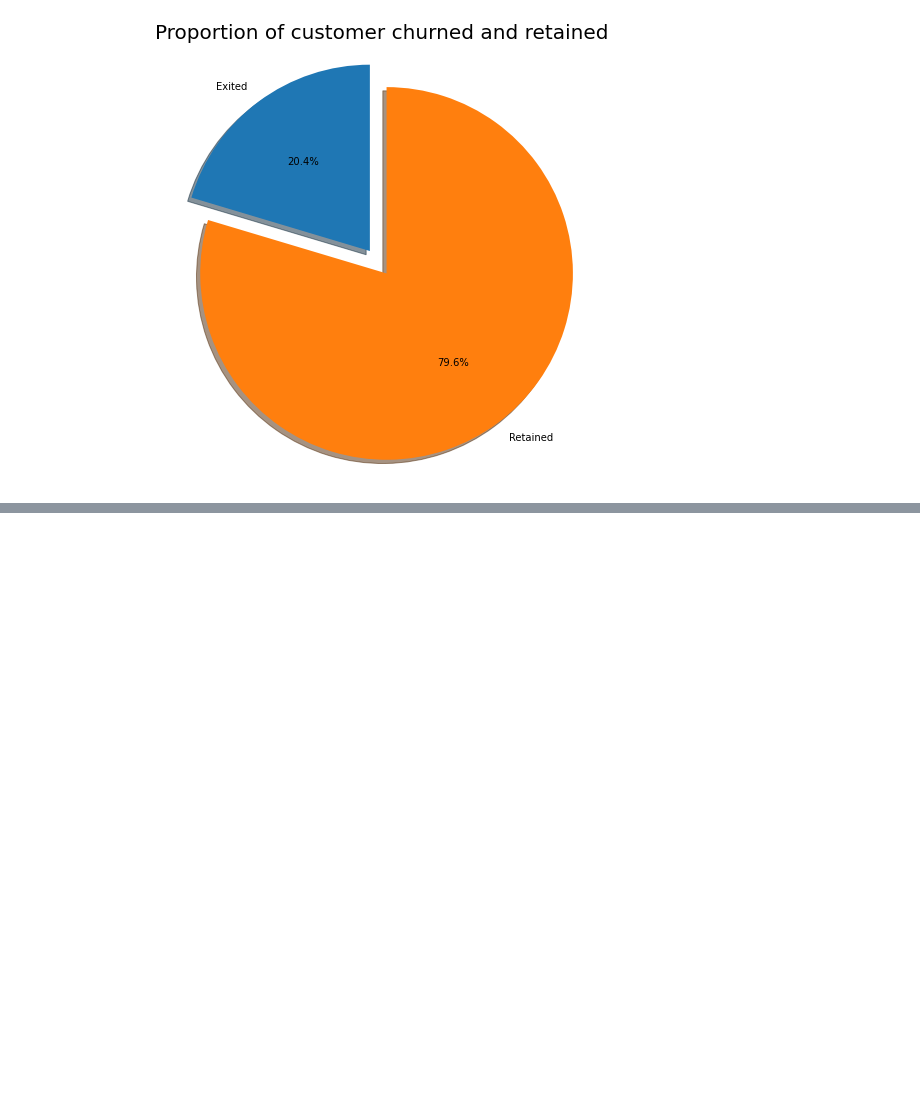
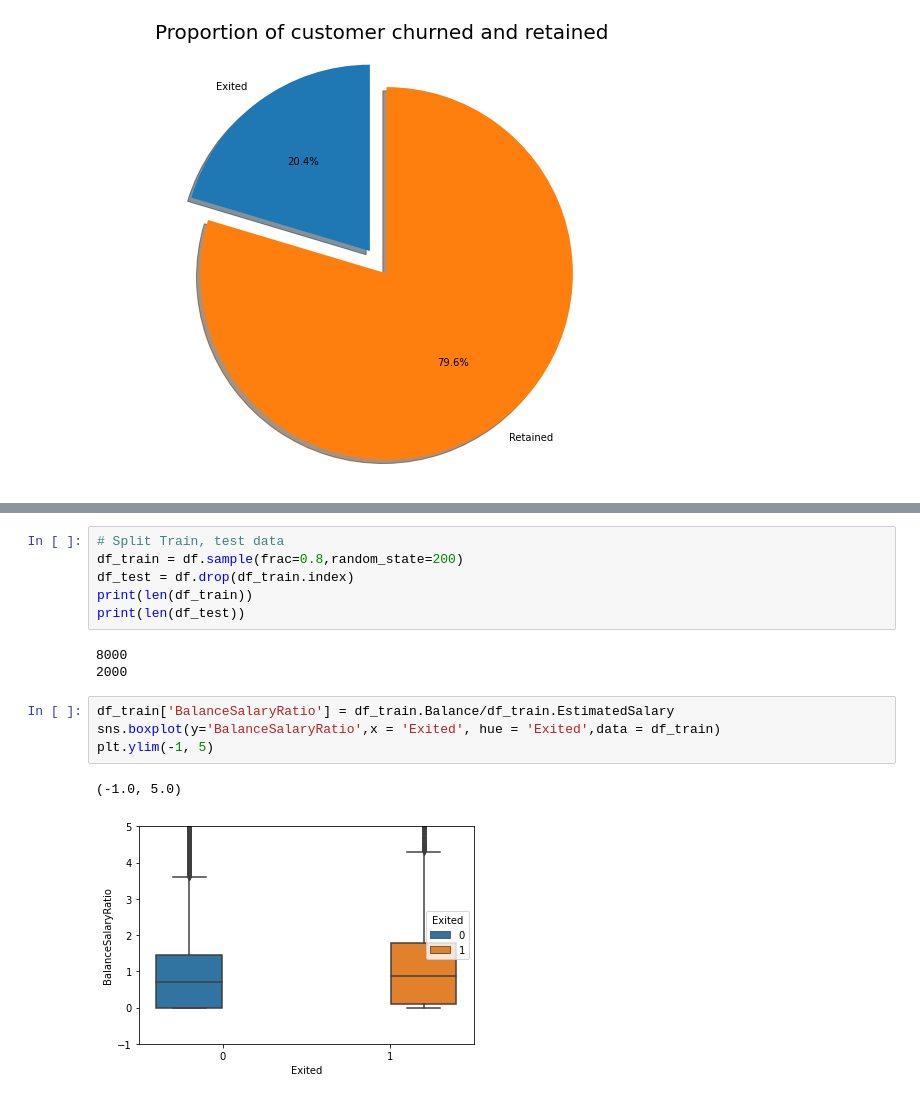
Before and after one commit to gaoqian310/Bank_Churn_Prediction, a Jupyter notebook: Churn_Prediction.ipynb, the cells around one changed output, grey strips where cells are left out. Cells and saved outputs as stored; diff of their text form; blank space fills up the shorter version.

```diff
--- a/Churn_Prediction.ipynb
+++ b/Churn_Prediction.ipynb
@@ -109,0 +153,16 @@ plt.show()
+# %%
+# Split Train, test data
+df_train = df.sample(frac=0.8,random_state=200)
+df_test = df.drop(df_train.index)
+print(len(df_train))
+print(len(df_test))
+# %% [output]
+8000
+2000
+# %%
+df_train['BalanceSalaryRatio'] = df_train.Balance/df_train.EstimatedSalary
+sns.boxplot(y='BalanceSalaryRatio',x = 'Exited', hue = 'Exited',data = df_train)
+plt.ylim(-1, 5)
+# %% [output]
+(-1.0, 5.0)
+[figure, added]
```
Also changed, not shown: parts of 14 cells of this notebook.
